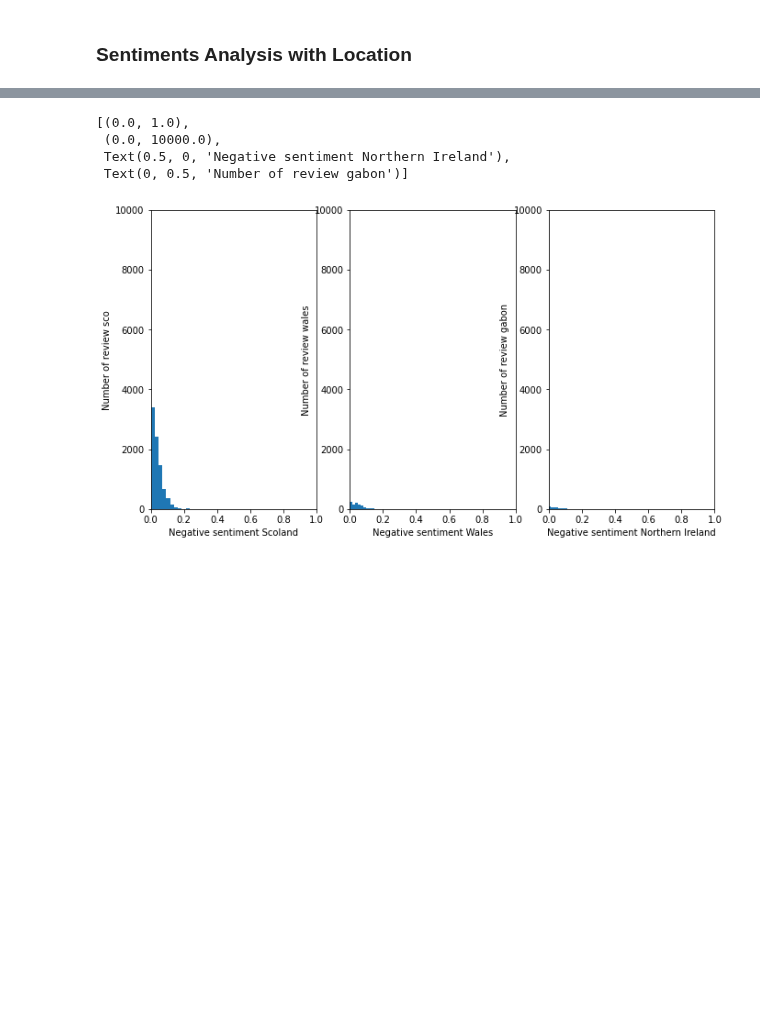
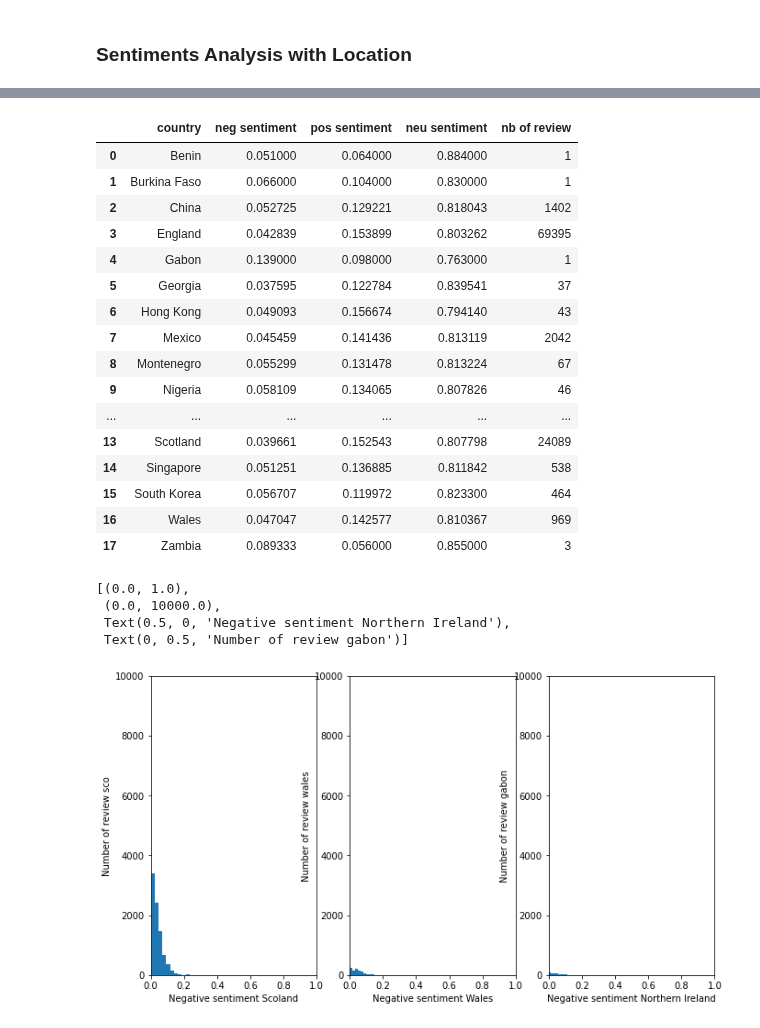
Before and after one commit to epfl-ada/ada-2022-project-hotchocolate, a Jupyter notebook: happyness.ipynb, the cells around one changed output, grey strips where cells are left out. Cells and saved outputs as stored; diff of their text form; code cells hidden in the pictures; blank space fills up the shorter version.

Commit message:
sentiment analysis 100k array resume

```diff
--- a/happyness.ipynb
+++ b/happyness.ipynb
@@ -299 +245,3 @@ Gabon                  1
 Name: location, dtype: int64
+# %%
+country_groups = df_rev_low.groupby(by="location")
@@ -299,0 +264,7 @@ Name: location, dtype: int64
+# %%
+for country, group in country_groups:
+    print('country',country)
+    print('-')
+    print('groupe info', group.columns)
+    print('group', group['review'])
+    print('-----------------')
@@ -299,0 +289,22 @@ Name: location, dtype: int64
+# %%
+import numpy as np
+data = []
+
+
+
+for country, group in country_groups:
+    negative_sent = []
+    positive_sent = []
+    neutre_sent=[]
+    [negative_sent.append(analyzer.polarity_scores(sent)['neg']) for sent in group.review]
+    [positive_sent.append(analyzer.polarity_scores(sent)['pos']) for sent in group.review]
+    [neutre_sent.append(analyzer.polarity_scores(sent)['neu']) for sent in group.review]
+
+    data.append([country,np.array(negative_sent).mean(),np.array(positive_sent).mean(),
+                 np.array(neutre_sent).mean(), group.shape[0]])
+    print('country:', country, data[-1])
+
+
+
+
+resultats = pd.DataFrame(data, columns=["country","neg sentiment", "pos sentiment", "neu sentiment", "nb of review"])
@@ -300,3 +330,24 @@ Name: location, dtype: int64
+# %%
+pd.set_option('max_colwidth', 1000)
+resultats
+# %% [output]
+|  | country | neg sentiment | pos sentiment | neu sentiment | nb of review |
+| 0 | Benin | 0.051000 | 0.064000 | 0.884000 | 1 |
+| 1 | Burkina Faso | 0.066000 | 0.104000 | 0.830000 | 1 |
+| 2 | China | 0.052725 | 0.129221 | 0.818043 | 1402 |
+| 3 | England | 0.042839 | 0.153899 | 0.803262 | 69395 |
+| 4 | Gabon | 0.139000 | 0.098000 | 0.763000 | 1 |
+| 5 | Georgia | 0.037595 | 0.122784 | 0.839541 | 37 |
+| 6 | Hong Kong | 0.049093 | 0.156674 | 0.794140 | 43 |
+| 7 | Mexico | 0.045459 | 0.141436 | 0.813119 | 2042 |
+| 8 | Montenegro | 0.055299 | 0.131478 | 0.813224 | 67 |
+| 9 | Nigeria | 0.058109 | 0.134065 | 0.807826 | 46 |
+| ... | ... | ... | ... | ... | ... |
+| 13 | Scotland | 0.039661 | 0.152543 | 0.807798 | 24089 |
+| 14 | Singapore | 0.051251 | 0.136885 | 0.811842 | 538 |
+| 15 | South Korea | 0.056707 | 0.119972 | 0.823300 | 464 |
+| 16 | Wales | 0.047047 | 0.142577 | 0.810367 | 969 |
+| 17 | Zambia | 0.089333 | 0.056000 | 0.855000 | 3 |
 # %%
 df_rev_low_sco = df_rev_low.loc[df_rev_low['location'] == 'Scotland',:]
 df_rev_low_wal = df_rev_low.loc[df_rev_low['location'] == 'Wales',:]
```
Also changed, not shown: parts of 25 cells of this notebook.
